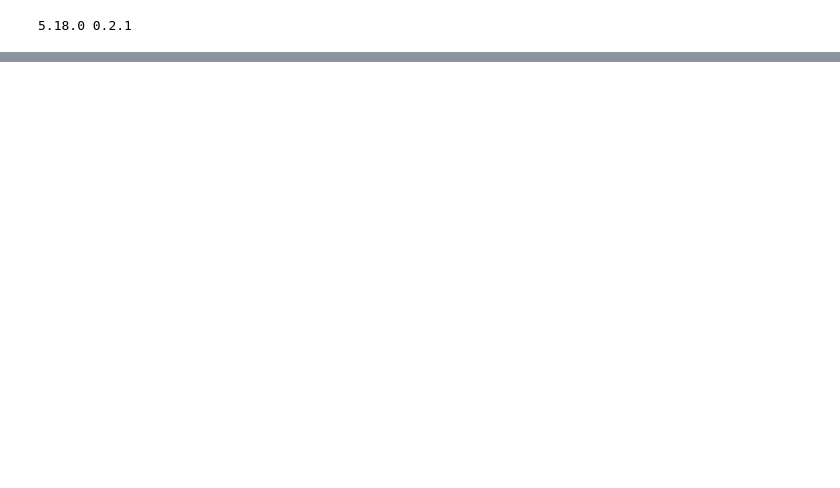
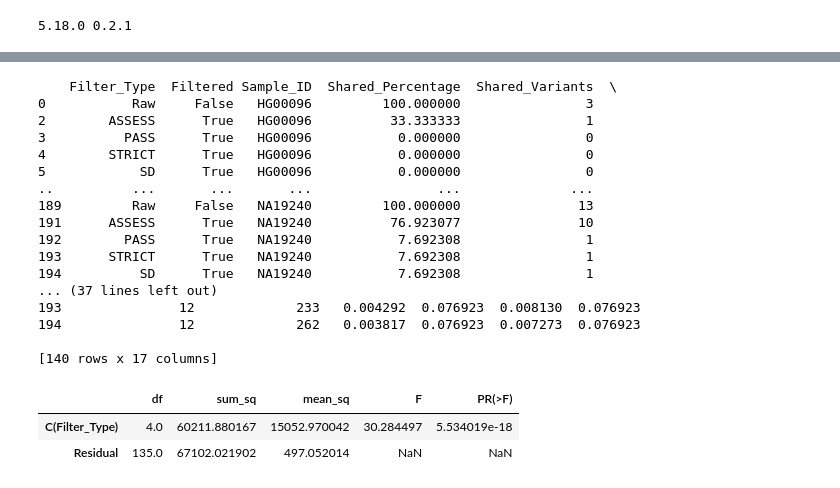
Before and after one commit to RSWilson1/MSC_project_MEI_callers, a Jupyter notebook: Comparison_script/Compare_MELT_Filters/Plots_MELT_filters.ipynb, the cells around one changed output, grey strips where cells are left out. Drawn from its saved outputs; the diff is of its cells as text; code cells hidden in the pictures; blank space fills up the shorter version.

```diff
--- a/Comparison_script/Compare_MELT_Filters/Plots_MELT_filters.ipynb
+++ b/Comparison_script/Compare_MELT_Filters/Plots_MELT_filters.ipynb
@@ -257,0 +367,22 @@ fig.write_image("F1_Score_log_scale.png", format="png")
+# %%
+# Read data from the TSV file
+#file_path = 'MELT_filter_Comparison_results.csv' # Outdated missing data and only some filters
+file_path = 'results_multi_filters_2024-03-11.csv'
+df = pd.read_csv(file_path, sep=',')
+print(df.head())
+# df_multi['test_vcf_variants'] = total number of variants in the test VCF file
+# Calculate F1 detection, precision, and accuracy using test_vcf_variants and truth_total_variants
+df['True_Positives'] = df['Shared_Variants']
+df['False_Positives'] = df['test_vcf_variants'] - df['True_Positives']
+df['False_Negatives'] = df['truth_total_variants'] - df['True_Positives']
+df['Total_variants'] = df['test_vcf_variants']
+
+df['Precision'] = df['True_Positives'] / (df['True_Positives'] + df['False_Positives'])
+df['Recall'] = df['True_Positives'] / (df['True_Positives'] + df['False_Negatives'])
+df['F1_Score'] = 2 * (df['Precision'] * df['Recall']) / (df['Precision'] + df['Recall'])
+df['Accuracy'] = df['True_Positives'] / df['truth_total_variants']
+
+# Plotting
+df_melted = df.melt(id_vars=['Filtered', 'Sample_ID'], var_name='Metric', value_name='Score')
+df_melted = df_melted[df_melted['Metric'].isin(['F1_Score', 'Precision', 'Accuracy'])]
+print(df_melted)
@@ -257,0 +407,33 @@ fig.write_image("F1_Score_log_scale.png", format="png")
+# %%
+anova_df = df[df['Filter_Type'].isin(['Raw', 'ASSESS', 'PASS', 'STRICT','SD'])]
+print(anova_df)
+# get ANOVA table as R like output
+import statsmodels.api as sm
+from statsmodels.formula.api import ols
+from statsmodels.stats.multicomp import pairwise_tukeyhsd
+
+# Ordinary Least Squares (OLS) model
+model = ols('Shared_Percentage ~ C(Filter_Type)', data=anova_df).fit()
+anova_table = sm.stats.anova_lm(model, typ=1)
+anova_table
+# %% [output]
+    Filter_Type  Filtered Sample_ID  Shared_Percentage  Shared_Variants  \
+0           Raw     False   HG00096         100.000000                3
+2        ASSESS      True   HG00096          33.333333                1
+3          PASS      True   HG00096           0.000000                0
+4        STRICT      True   HG00096           0.000000                0
+5            SD      True   HG00096           0.000000                0
+..          ...       ...       ...                ...              ...
+189         Raw     False   NA19240         100.000000               13
+191      ASSESS      True   NA19240          76.923077               10
+192        PASS      True   NA19240           7.692308                1
+193      STRICT      True   NA19240           7.692308                1
+194          SD      True   NA19240           7.692308                1
+... (37 lines left out)
+193               12             233   0.004292  0.076923  0.008130  0.076923
+194               12             262   0.003817  0.076923  0.007273  0.076923
+
+[140 rows x 17 columns]
+|  | df | sum_sq | mean_sq | F | PR(>F) |
+| C(Filter_Type) | 4.0 | 60211.880167 | 15052.970042 | 30.284497 | 5.534019e-18 |
+| Residual | 135.0 | 67102.021902 | 497.052014 | NaN | NaN |
```
Also changed, not shown: parts of 10 cells of this notebook, 1 other file.
